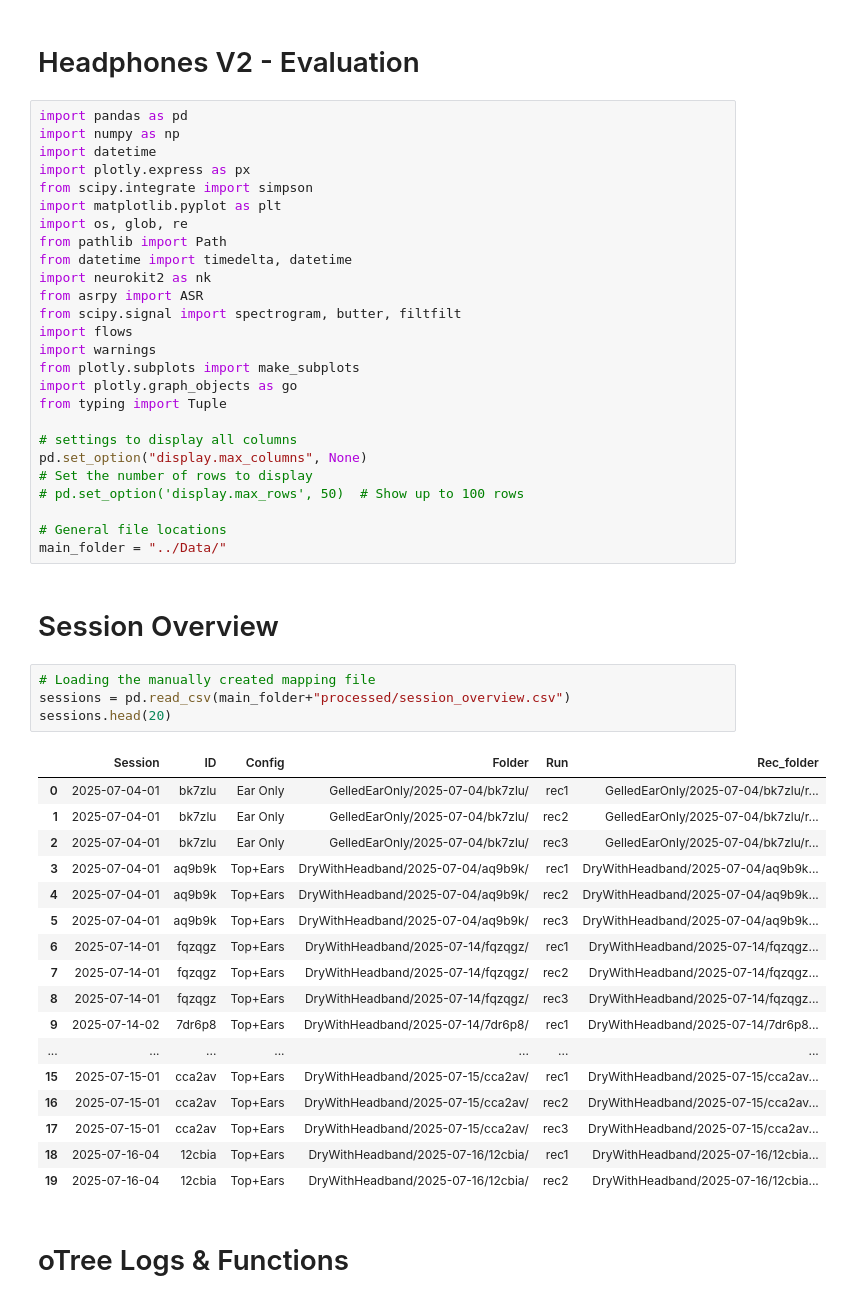
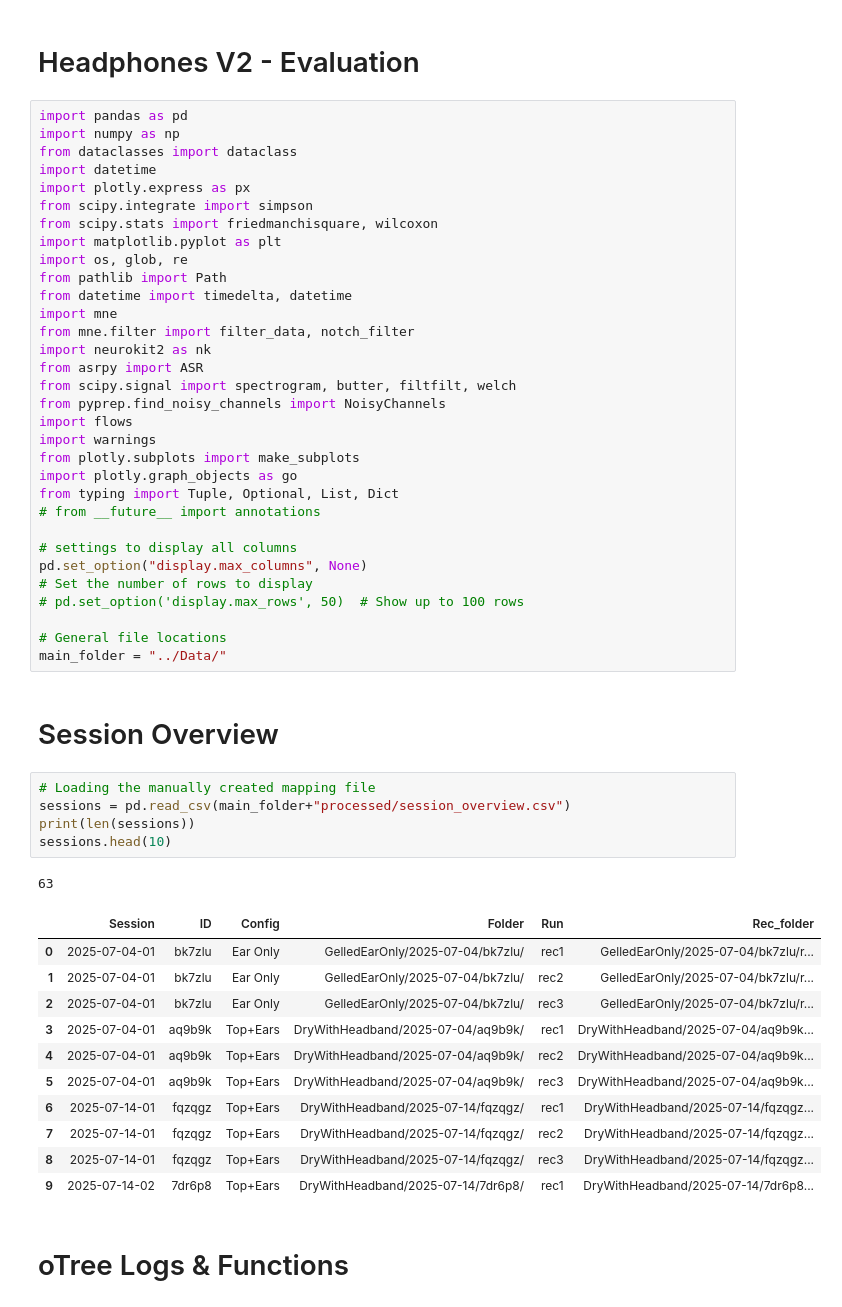
Before and after one commit to SamedVossberg/neuro_headphone_study, a Jupyter notebook: Code/preprocessing_headphonesV2_08_2025.ipynb, the cells around one changed output. Drawn from its saved outputs; the diff is of its cells as text.

```diff
--- a/Code/preprocessing_headphonesV2_08_2025.ipynb
+++ b/Code/preprocessing_headphonesV2_08_2025.ipynb
@@ -3,21 +3,27 @@
 # %%
 import pandas as pd
 import numpy as np
+from dataclasses import dataclass
 import datetime
 import plotly.express as px
 from scipy.integrate import simpson
+from scipy.stats import friedmanchisquare, wilcoxon
 import matplotlib.pyplot as plt
 import os, glob, re
 from pathlib import Path
 from datetime import timedelta, datetime
+import mne
+from mne.filter import filter_data, notch_filter
 import neurokit2 as nk
 from asrpy import ASR
-from scipy.signal import spectrogram, butter, filtfilt
+from scipy.signal import spectrogram, butter, filtfilt, welch
+from pyprep.find_noisy_channels import NoisyChannels
 import flows
 import warnings
 from plotly.subplots import make_subplots
 import plotly.graph_objects as go
-from typing import Tuple
+from typing import Tuple, Optional, List, Dict
+# from __future__ import annotations
 
 # settings to display all columns
 pd.set_option("display.max_columns", None)
@@ -31,25 +37,21 @@ main_folder = "../Data/"
 # %%
 # Loading the manually created mapping file
 sessions = pd.read_csv(main_folder+"processed/session_overview.csv")
-sessions.head(20)
+print(len(sessions))
+sessions.head(10)
 # %% [output]
+63
 |  | Session | ID | Config | Folder | Run | Rec_folder |
 | 0 | 2025-07-04-01 | bk7zlu | Ear Only | GelledEarOnly/2025-07-04/bk7zlu/ | rec1 | GelledEarOnly/2025-07-04/bk7zlu/r... |
 | 1 | 2025-07-04-01 | bk7zlu | Ear Only | GelledEarOnly/2025-07-04/bk7zlu/ | rec2 | GelledEarOnly/2025-07-04/bk7zlu/r... |
 | 2 | 2025-07-04-01 | bk7zlu | Ear Only | GelledEarOnly/2025-07-04/bk7zlu/ | rec3 | GelledEarOnly/2025-07-04/bk7zlu/r... |
 | 3 | 2025-07-04-01 | aq9b9k | Top+Ears | DryWithHeadband/2025-07-04/aq9b9k/ | rec1 | DryWithHeadband/2025-07-04/aq9b9k... |
 | 4 | 2025-07-04-01 | aq9b9k | Top+Ears | DryWithHeadband/2025-07-04/aq9b9k/ | rec2 | DryWithHeadband/2025-07-04/aq9b9k... |
 | 5 | 2025-07-04-01 | aq9b9k | Top+Ears | DryWithHeadband/2025-07-04/aq9b9k/ | rec3 | DryWithHeadband/2025-07-04/aq9b9k... |
 | 6 | 2025-07-14-01 | fqzqgz | Top+Ears | DryWithHeadband/2025-07-14/fqzqgz/ | rec1 | DryWithHeadband/2025-07-14/fqzqgz... |
 | 7 | 2025-07-14-01 | fqzqgz | Top+Ears | DryWithHeadband/2025-07-14/fqzqgz/ | rec2 | DryWithHeadband/2025-07-14/fqzqgz... |
 | 8 | 2025-07-14-01 | fqzqgz | Top+Ears | DryWithHeadband/2025-07-14/fqzqgz/ | rec3 | DryWithHeadband/2025-07-14/fqzqgz... |
 | 9 | 2025-07-14-02 | 7dr6p8 | Top+Ears | DryWithHeadband/2025-07-14/7dr6p8/ | rec1 | DryWithHeadband/2025-07-14/7dr6p8... |
-| ... | ... | ... | ... | ... | ... | ... |
-| 15 | 2025-07-15-01 | cca2av | Top+Ears | DryWithHeadband/2025-07-15/cca2av/ | rec1 | DryWithHeadband/2025-07-15/cca2av... |
-| 16 | 2025-07-15-01 | cca2av | Top+Ears | DryWithHeadband/2025-07-15/cca2av/ | rec2 | DryWithHeadband/2025-07-15/cca2av... |
-| 17 | 2025-07-15-01 | cca2av | Top+Ears | DryWithHeadband/2025-07-15/cca2av/ | rec3 | DryWithHeadband/2025-07-15/cca2av... |
-| 18 | 2025-07-16-04 | 12cbia | Top+Ears | DryWithHeadband/2025-07-16/12cbia/ | rec1 | DryWithHeadband/2025-07-16/12cbia... |
-| 19 | 2025-07-16-04 | 12cbia | Top+Ears | DryWithHeadband/2025-07-16/12cbia/ | rec2 | DryWithHeadband/2025-07-16/12cbia... |
 # %% [markdown]
 # oTree Logs & Functions
 # %%
```
Also changed, not shown: parts of 20 cells of this notebook, 6 other files.
